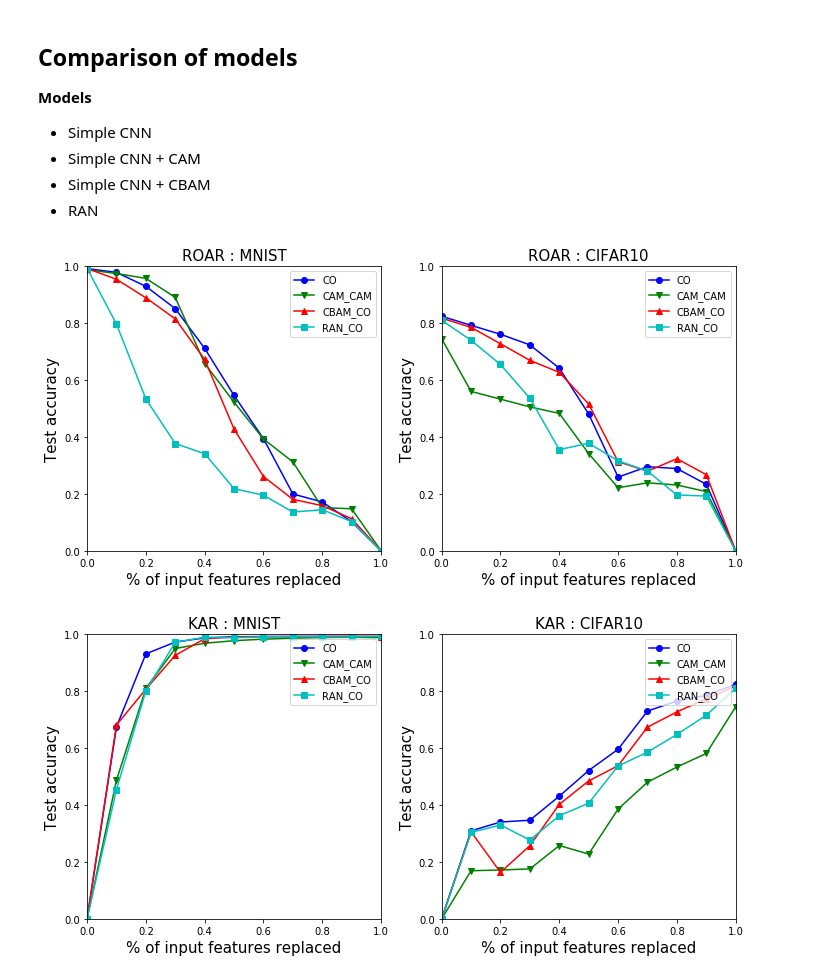
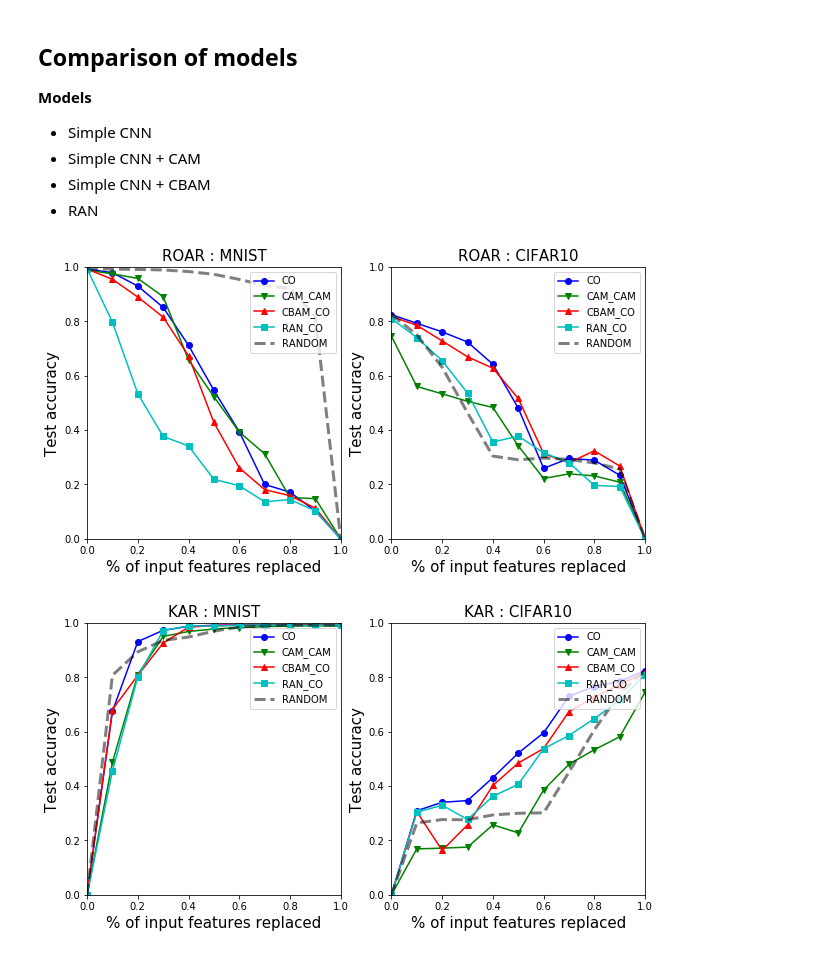
Before and after one commit to TooTouch/WhiteBox-Part1, a Jupyter notebook: notebook/[Evaluation] - ROAR&KAR.ipynb, the cells around one changed output. Cells and saved outputs as stored; diff of their text form; code cells hidden in the pictures.

```diff
--- a/notebook/[Evaluation] - ROAR&KAR.ipynb
+++ b/notebook/[Evaluation] - ROAR&KAR.ipynb
@@ -61,27 +58,27 @@ visualize_ROARnKAR(targets=targets,
 - RAN
 # %%
 targets = ['mnist','cifar10']
-attention = ['CAM','CBAM','RAN']
+attention = ['CAM','CBAM','RAN','RANDOM']
 methods = ['CO']
 ratio_lst = np.arange(0, 1.1, 0.1)
 # %%
 visualize_ROARnKAR(targets=targets,
                    ratio_lst=ratio_lst,
                    eval_method='ROAR',
                    methods=methods,
                    attention=attention,
-                   savedir='../images/results/ROAR_result(attention).jpg',
+#                    savedir='../images/results/ROAR_result(attention).jpg',
                    size=(10,5),
                    fontsize=15)
 
 visualize_ROARnKAR(targets=targets,
                    ratio_lst=ratio_lst,
                    eval_method='KAR',
                    methods=methods,
                    attention=attention,
-                   savedir='../images/results/KAR_result(attention).jpg',
+#                    savedir='../images/results/KAR_result(attention).jpg',
                    size=(10,5),
                    fontsize=15)
 # %% [output]
-[figure, old version]
+[figure, new version]
-[figure, old version]
+[figure, new version]
```
Also changed, not shown: parts of 3 cells of this notebook, 46 other files.
